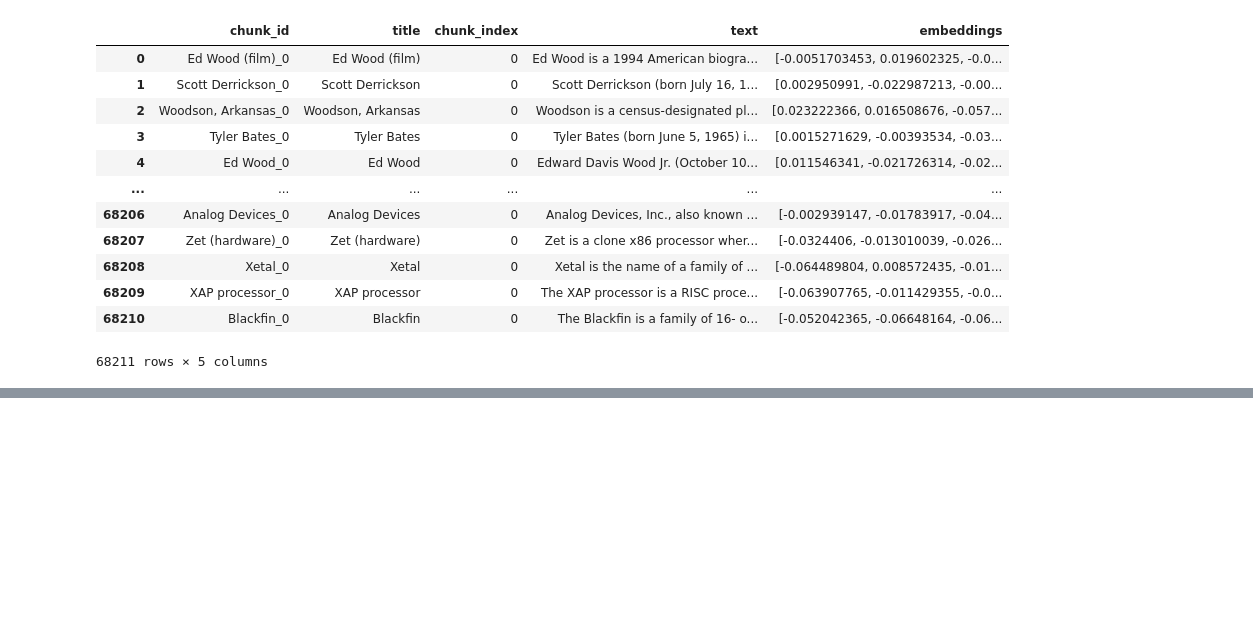
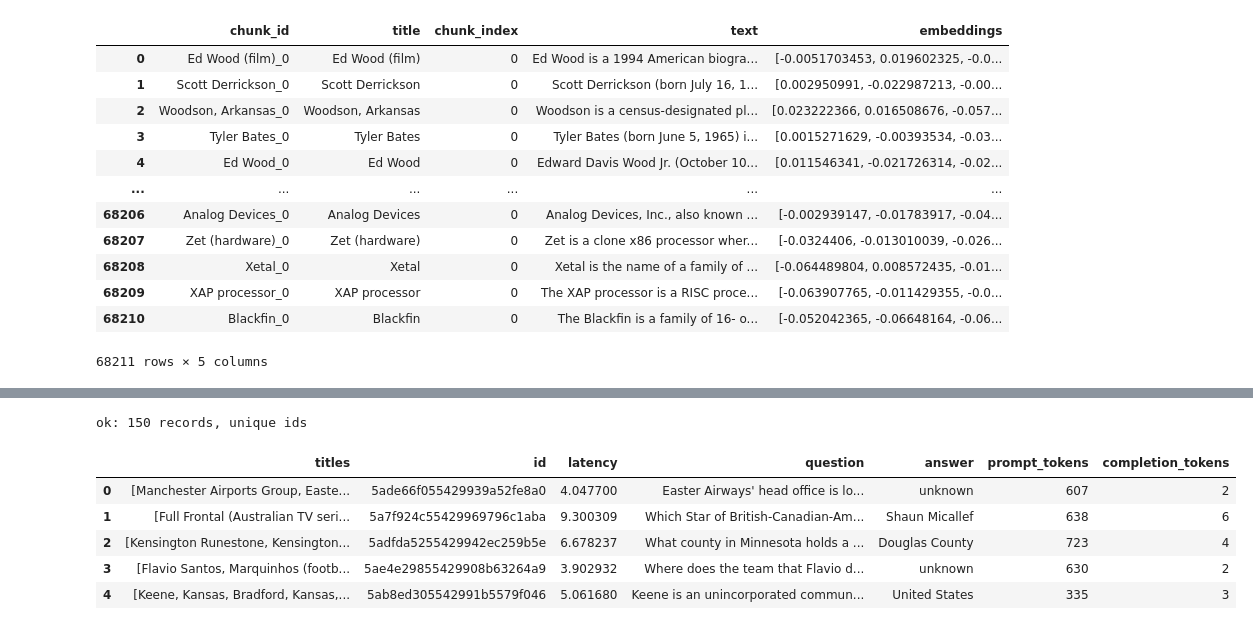
Before and after one commit to abhi2oo4/agentic-vs-classical-rag, a Jupyter notebook: src/data_man.ipynb, the cells around one changed output, grey strips where cells are left out. Saved outputs shown, nothing was run; the diff lists cells and outputs as text; code cells hidden in the pictures; blank space fills up the shorter version.

```diff
--- a/src/data_man.ipynb
+++ b/src/data_man.ipynb
@@ -147,0 +194,5 @@ final_corpus_embed.to_parquet("../data/processed/final_corpus_embed.parquet")
+# %%
+question=pilot["question"][0]
+print(question)
+res=search_index(index,question,final_corpus_embed,k=5)
+res
@@ -147,0 +207,3 @@ final_corpus_embed.to_parquet("../data/processed/final_corpus_embed.parquet")
+# %%
+truth=set(pilot["supporting_facts"][0]["title"])
+print(sum(1 for t in truth if t in res['title'].values))
@@ -147,0 +212,8 @@ final_corpus_embed.to_parquet("../data/processed/final_corpus_embed.parquet")
+# %%
+def search_it(df):
+    res=search_index(index,df["question"],final_corpus_embed,5)
+    truth=set(df["supporting_facts"]["title"])
+    return sum(1 for t in truth if t in res['title'].values)
+
+
+pilot["recall@5"]=pilot.apply(search_it,axis=1)/pilot["num_gold_paragraphs"]
@@ -147,0 +253,3 @@ final_corpus_embed.to_parquet("../data/processed/final_corpus_embed.parquet")
+# %%
+res=await classical_rag(pilot,final_corpus_embed)
+res
@@ -147,0 +274,17 @@ final_corpus_embed.to_parquet("../data/processed/final_corpus_embed.parquet")
+# %%
+assert len(res) == len(pilot), len(res)
+assert len({r["id"] for r in res}) == len(pilot)
+print("ok:", len(res), "records, unique ids")
+# %% [output]
+ok: 150 records, unique ids
+# %%
+classical_df=pd.DataFrame(res)
+classical_df.to_parquet("../data/processed/classical_results.parquet")
+classical_df.head()
+# %% [output]
+|  | titles | id | latency | question | answer | prompt_tokens | completion_tokens |
+| 0 | [Manchester Airports Group, Easte... | 5ade66f055429939a52fe8a0 | 4.047700 | Easter Airways' head office is lo... | unknown | 607 | 2 |
+| 1 | [Full Frontal (Australian TV seri... | 5a7f924c55429969796c1aba | 9.300309 | Which Star of British-Canadian-Am... | Shaun Micallef | 638 | 6 |
+| 2 | [Kensington Runestone, Kensington... | 5adfda5255429942ec259b5e | 6.678237 | What county in Minnesota holds a ... | Douglas County | 723 | 4 |
+| 3 | [Flavio Santos, Marquinhos (footb... | 5ae4e29855429908b63264a9 | 3.902932 | Where does the team that Flavio d... | unknown | 630 | 2 |
+| 4 | [Keene, Kansas, Bradford, Kansas,... | 5ab8ed305542991b5579f046 | 5.061680 | Keene is an unincorporated commun... | United States | 335 | 3 |
```
Also changed, not shown: parts of 11 cells of this notebook, 21 other files.
